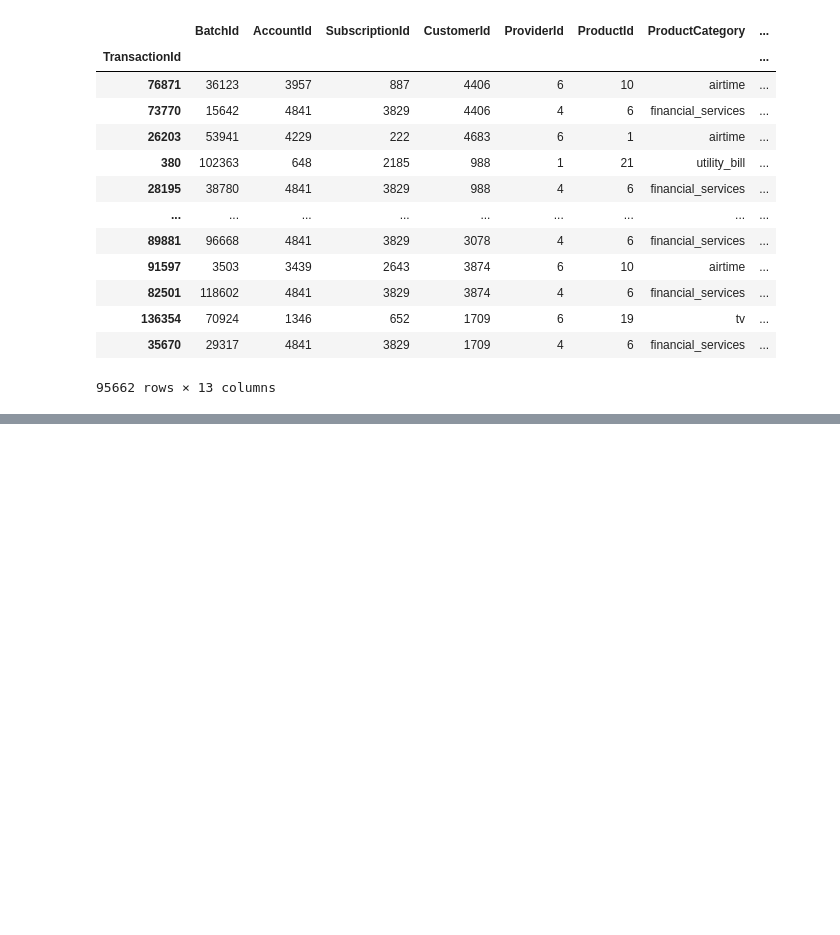
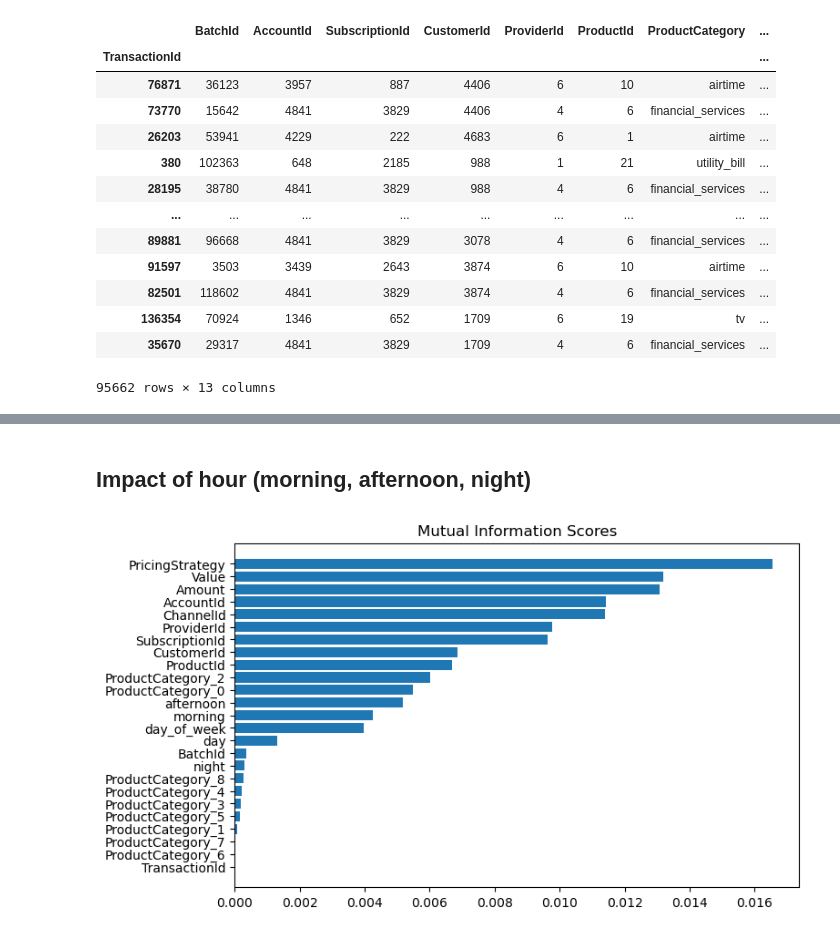
Before and after one commit to AmineAousji/Xente_IA, a Jupyter notebook: IA_Xente_2.ipynb, the cells around one changed output, grey strips where cells are left out. Cells and saved outputs as stored; diff of their text form; code cells hidden in the pictures; blank space fills up the shorter version.

```diff
--- a/IA_Xente_2.ipynb
+++ b/IA_Xente_2.ipynb
@@ -77,0 +80,13 @@ training_data.set_index('TransactionId')
+# %%
+training_data['year'] = pd.to_datetime(training_data['TransactionStartTime']).dt.year
+training_data['month'] = pd.to_datetime(training_data['TransactionStartTime']).dt.month
+training_data['day'] = pd.to_datetime(training_data['TransactionStartTime']).dt.day
+training_data['hour'] = pd.to_datetime(training_data['TransactionStartTime']).dt.hour
+training_data['minute'] = pd.to_datetime(training_data['TransactionStartTime']).dt.minute
+training_data['second'] = pd.to_datetime(training_data['TransactionStartTime']).dt.second
+training_data['day_of_week'] = pd.to_datetime(training_data['TransactionStartTime']).dt.dayofweek
+
+
+# drop TransactionStartTime
+training_data.drop(["TransactionStartTime"] ,axis = 1, inplace=True)
+training_data.head()
@@ -107,5 +153,4 @@ OH_train.head()
 # %%
-OH_train.drop(["TransactionStartTime"] ,axis = 1, inplace=True)
 OH_train.describe()
 OH_train = OH_train.apply(pd.to_numeric,errors = "coerce")
 X = OH_train.copy()
@@ -178,0 +216,3 @@ plot_mi_scores(mi_scores)
+# %%
+OH_train.drop(["minute","second", "year", "month"] ,axis = 1, inplace=True)
+OH_train.head()
@@ -178,0 +227,8 @@ plot_mi_scores(mi_scores)
+# %%
+OH_train['morning'] = np.where((OH_train['hour'] >= 5) & (OH_train['hour'] < 13), 1, 0)
+OH_train['night'] = np.where((OH_train['hour'] >= 21) | (OH_train['hour'] < 5), 1, 0)
+OH_train['afternoon'] = np.where((OH_train['hour'] >= 13) & (OH_train['hour'] < 21), 1, 0)
+#OH_train.loc[100:200, ['night','afternoon','morning', 'hour']]
+#OH_train.loc[(OH_train.hour >= 23)]
+OH_train.drop(["hour"] ,axis = 1, inplace=True)
+OH_train.head()
@@ -178,0 +243,16 @@ plot_mi_scores(mi_scores)
+# %% [markdown]
+## Impact of hour (morning, afternoon, night)
+# %%
+X = OH_train.copy()
+
+y = X.pop('FraudResult')
+
+discrete_features = X.dtypes
+
+mi_scores = make_mi_scores(X, y, discrete_features)
+mi_scores[::3]
+
+plt.figure(dpi=100, figsize=(8, 5))
+plot_mi_scores(mi_scores)
+# %% [output]
+[figure, added]
```
Also changed, not shown: parts of 17 cells of this notebook.
